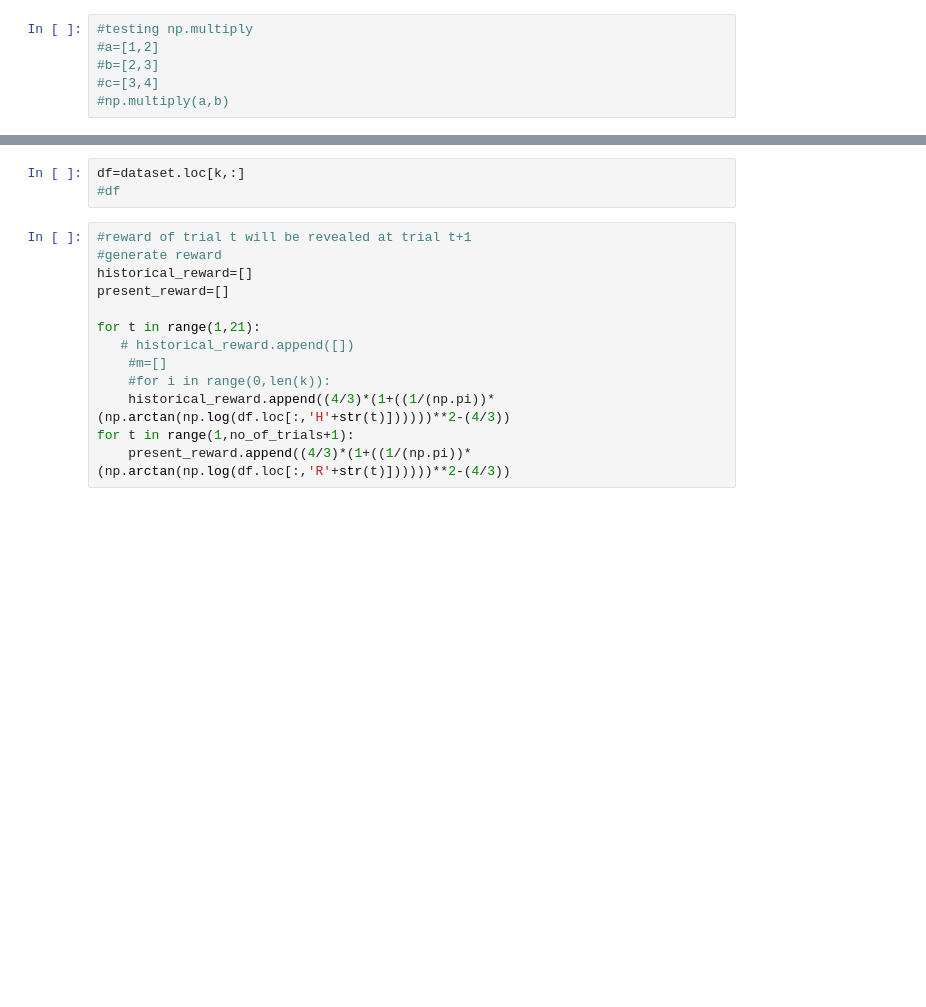
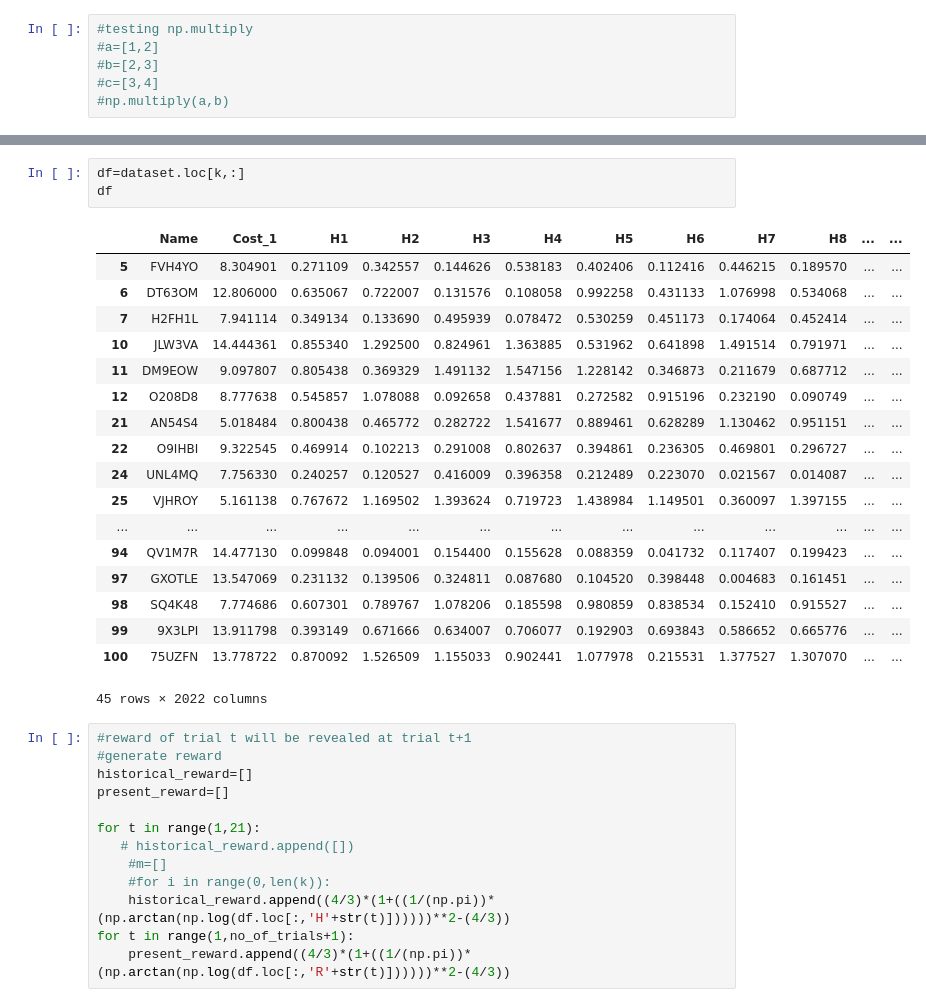
Before and after one commit to snehamaheshwari07/Risk-aware-Multi-Armed-Bandit, a Jupyter notebook: Untitled1.ipynb, the cells around one changed output, grey strips where cells are left out. Saved outputs shown, nothing was run; the diff lists cells and outputs as text; blank space fills up the shorter version.

```diff
--- a/Untitled1.ipynb
+++ b/Untitled1.ipynb
@@ -287,6 +287,25 @@ Edge    Weight
 # %%
 df=dataset.loc[k,:]
-#df
+df
+# %% [output]
+|  | Name | Cost_1 | H1 | H2 | H3 | H4 | H5 | H6 | H7 | H8 | ... | ... |
+| 5 | FVH4YO | 8.304901 | 0.271109 | 0.342557 | 0.144626 | 0.538183 | 0.402406 | 0.112416 | 0.446215 | 0.189570 | ... | ... |
+| 6 | DT63OM | 12.806000 | 0.635067 | 0.722007 | 0.131576 | 0.108058 | 0.992258 | 0.431133 | 1.076998 | 0.534068 | ... | ... |
+| 7 | H2FH1L | 7.941114 | 0.349134 | 0.133690 | 0.495939 | 0.078472 | 0.530259 | 0.451173 | 0.174064 | 0.452414 | ... | ... |
+| 10 | JLW3VA | 14.444361 | 0.855340 | 1.292500 | 0.824961 | 1.363885 | 0.531962 | 0.641898 | 1.491514 | 0.791971 | ... | ... |
+| 11 | DM9EOW | 9.097807 | 0.805438 | 0.369329 | 1.491132 | 1.547156 | 1.228142 | 0.346873 | 0.211679 | 0.687712 | ... | ... |
+| 12 | O208D8 | 8.777638 | 0.545857 | 1.078088 | 0.092658 | 0.437881 | 0.272582 | 0.915196 | 0.232190 | 0.090749 | ... | ... |
+| 21 | AN54S4 | 5.018484 | 0.800438 | 0.465772 | 0.282722 | 1.541677 | 0.889461 | 0.628289 | 1.130462 | 0.951151 | ... | ... |
+| 22 | O9IHBI | 9.322545 | 0.469914 | 0.102213 | 0.291008 | 0.802637 | 0.394861 | 0.236305 | 0.469801 | 0.296727 | ... | ... |
+| 24 | UNL4MQ | 7.756330 | 0.240257 | 0.120527 | 0.416009 | 0.396358 | 0.212489 | 0.223070 | 0.021567 | 0.014087 | ... | ... |
+| 25 | VJHROY | 5.161138 | 0.767672 | 1.169502 | 1.393624 | 0.719723 | 1.438984 | 1.149501 | 0.360097 | 1.397155 | ... | ... |
+| ... | ... | ... | ... | ... | ... | ... | ... | ... | ... | ... | ... | ... |
+| 94 | QV1M7R | 14.477130 | 0.099848 | 0.094001 | 0.154400 | 0.155628 | 0.088359 | 0.041732 | 0.117407 | 0.199423 | ... | ... |
+| 97 | GXOTLE | 13.547069 | 0.231132 | 0.139506 | 0.324811 | 0.087680 | 0.104520 | 0.398448 | 0.004683 | 0.161451 | ... | ... |
+| 98 | SQ4K48 | 7.774686 | 0.607301 | 0.789767 | 1.078206 | 0.185598 | 0.980859 | 0.838534 | 0.152410 | 0.915527 | ... | ... |
+| 99 | 9X3LPI | 13.911798 | 0.393149 | 0.671666 | 0.634007 | 0.706077 | 0.192903 | 0.693843 | 0.586652 | 0.665776 | ... | ... |
+| 100 | 75UZFN | 13.778722 | 0.870092 | 1.526509 | 1.155033 | 0.902441 | 1.077978 | 0.215531 | 1.377527 | 1.307070 | ... | ... |
+45 rows × 2022 columns
 # %%
 #reward of trial t will be revealed at trial t+1
 #generate reward
```
Also changed, not shown: parts of 15 cells of this notebook.
